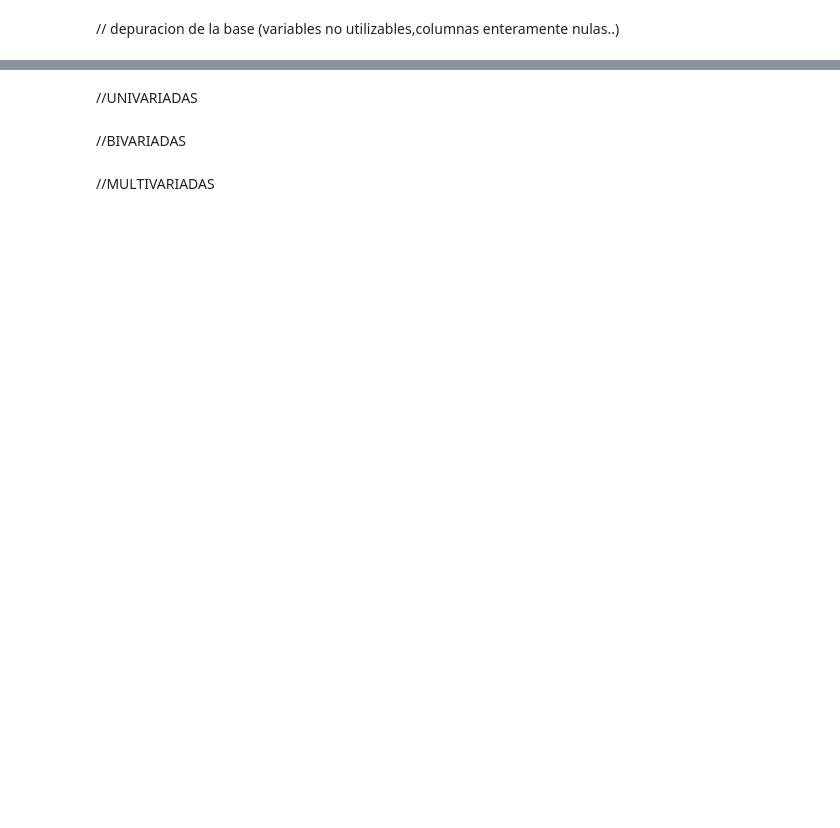
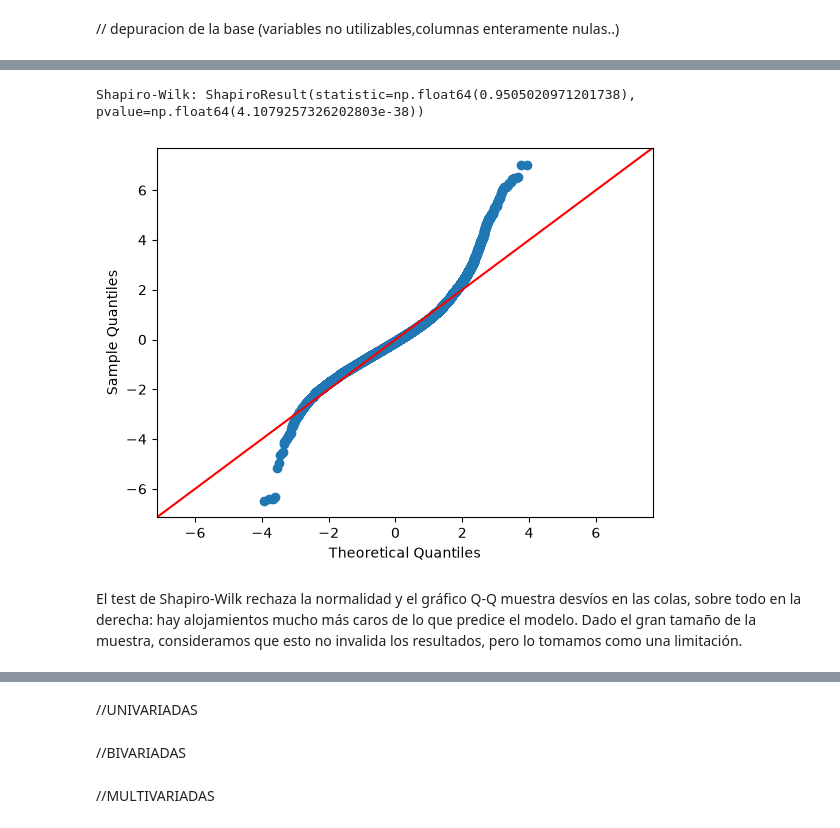
Before and after one commit to EliaNFe/TP_Fundamentos, a Jupyter notebook: TpEspecial/Tp_Grupo36.ipynb, the cells around one changed output, grey strips where cells are left out. Saved outputs shown, nothing was run; the diff lists cells and outputs as text; code cells hidden in the pictures; blank space fills up the shorter version.

```diff
--- a/TpEspecial/Tp_Grupo36.ipynb
+++ b/TpEspecial/Tp_Grupo36.ipynb
@@ -136,0 +386,14 @@ print(dataset_limpio.shape)
+# %%
+muestra = modelo2.resid.sample(5000, random_state=1)
+print("Shapiro-Wilk:", stats.shapiro(muestra))
+
+sm.qqplot(modelo2.resid, line="45", fit=True)
+plt.show()
+# %% [output]
+Shapiro-Wilk: ShapiroResult(statistic=np.float64(0.9505020971201738), pvalue=np.float64(4.1079257326202803e-38))
+[figure, added]
+# %% [markdown]
+El test de Shapiro-Wilk rechaza la normalidad y el gráfico Q-Q muestra desvíos
+en las colas, sobre todo en la derecha: hay alojamientos mucho más caros de lo
+que predice el modelo. Dado el gran tamaño de la muestra, consideramos que
+esto no invalida los resultados, pero lo tomamos como una limitación.
```
Also changed, not shown: parts of 42 cells of this notebook.
